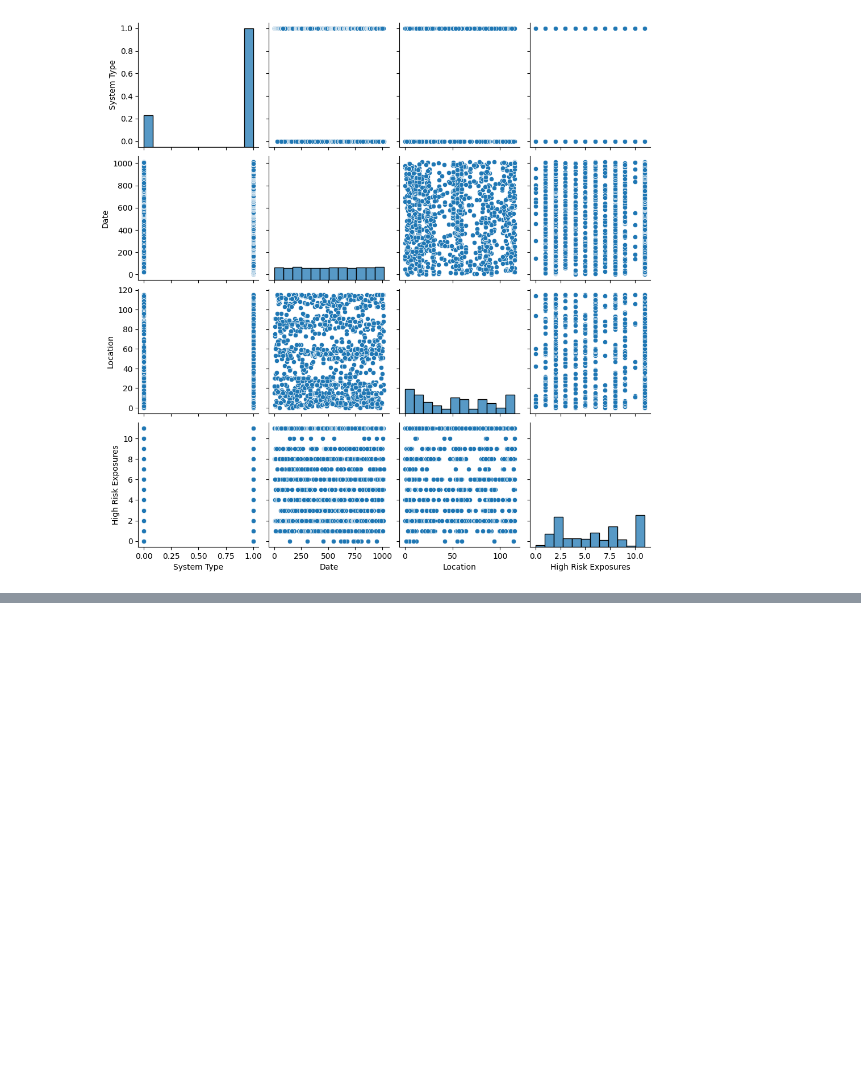
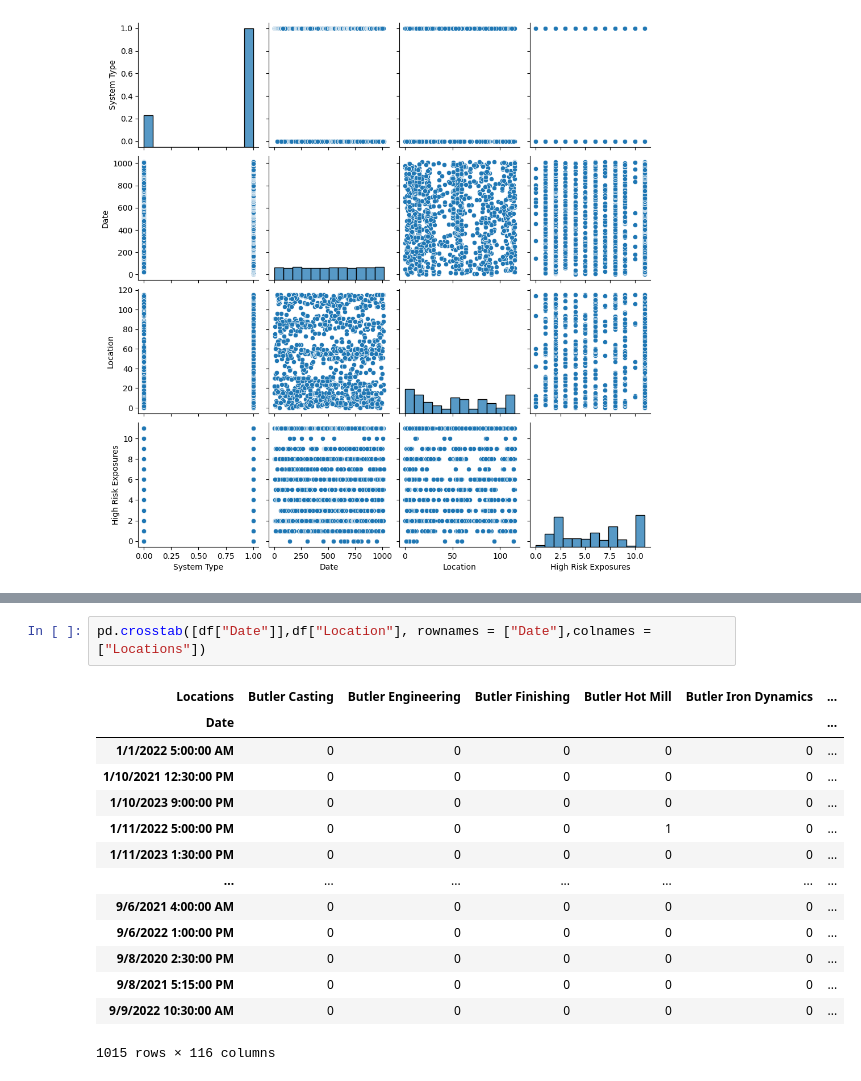
Before and after one commit to mcrepssdi/SafetyNLP, a Jupyter notebook: highrisk_analysis.ipynb, the cells around one changed output, grey strips where cells are left out. Saved outputs shown, nothing was run; the diff lists cells and outputs as text; blank space fills up the shorter version.

Commit message:
Added crosstabs for bivariate analysis

```diff
--- a/highrisk_analysis.ipynb
+++ b/highrisk_analysis.ipynb
@@ -375,0 +456,17 @@ sns.pairplot(new_df)
+# %%
+pd.crosstab([df["Date"]],df["Location"], rownames = ["Date"],colnames = ["Locations"])
+# %% [output]
+| Locations | Butler Casting | Butler Engineering | Butler Finishing | Butler Hot Mill | Butler Iron Dynamics | ... |
+| Date |  |  |  |  |  | ... |
+| 1/1/2022 5:00:00 AM | 0 | 0 | 0 | 0 | 0 | ... |
+| 1/10/2021 12:30:00 PM | 0 | 0 | 0 | 0 | 0 | ... |
+| 1/10/2023 9:00:00 PM | 0 | 0 | 0 | 0 | 0 | ... |
+| 1/11/2022 5:00:00 PM | 0 | 0 | 0 | 1 | 0 | ... |
+| 1/11/2023 1:30:00 PM | 0 | 0 | 0 | 0 | 0 | ... |
+| ... | ... | ... | ... | ... | ... | ... |
+| 9/6/2021 4:00:00 AM | 0 | 0 | 0 | 0 | 0 | ... |
+| 9/6/2022 1:00:00 PM | 0 | 0 | 0 | 0 | 0 | ... |
+| 9/8/2020 2:30:00 PM | 0 | 0 | 0 | 0 | 0 | ... |
+| 9/8/2021 5:15:00 PM | 0 | 0 | 0 | 0 | 0 | ... |
+| 9/9/2022 10:30:00 AM | 0 | 0 | 0 | 0 | 0 | ... |
+1015 rows × 116 columns
```
Also changed, not shown: parts of 10 cells of this notebook.
